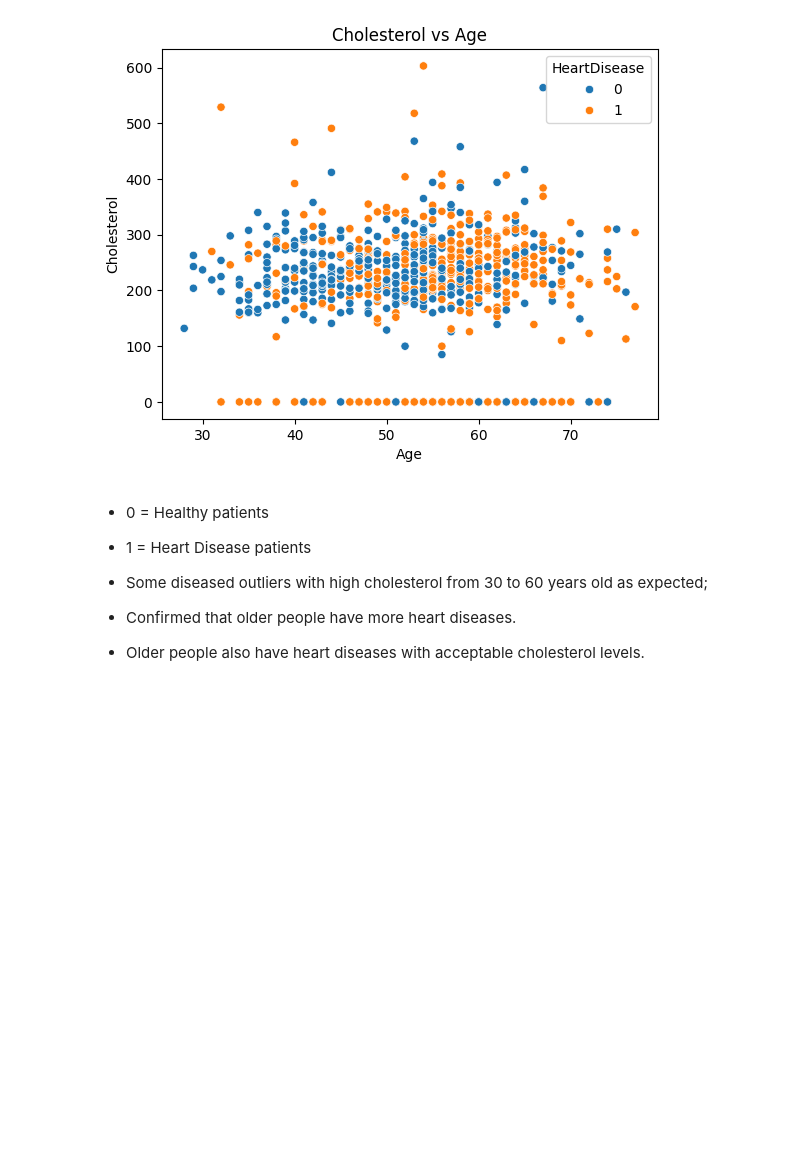
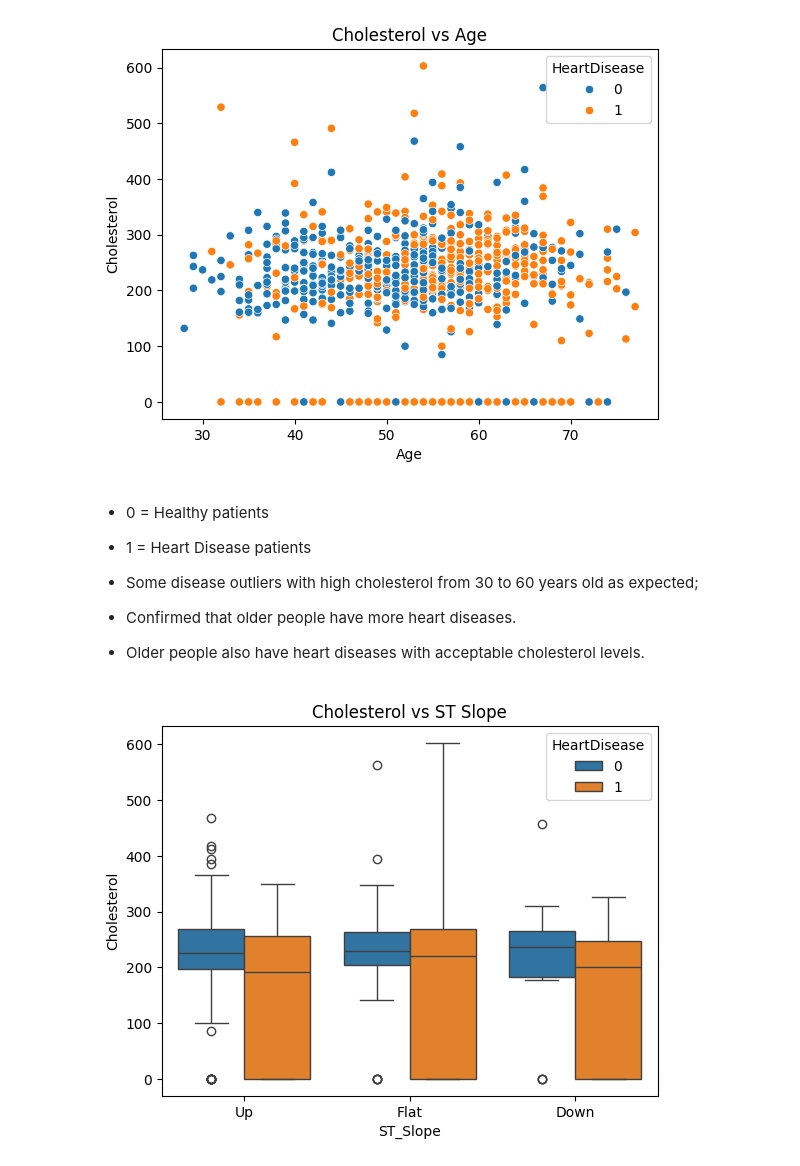
Before and after one commit to jussara08/ML-Project-Google-Brain, a Jupyter notebook: Notebooks/02_rq_t-test.ipynb, the cells around one changed output. Drawn from its saved outputs; the diff is of its cells as text; code cells hidden in the pictures; blank space fills up the shorter version.

```diff
--- a/Notebooks/02_rq_t-test.ipynb
+++ b/Notebooks/02_rq_t-test.ipynb
@@ -81,6 +81,13 @@ plt.show()
 * 0 = Healthy patients
 * 1 = Heart Disease patients
 
-* Some diseased outliers with high cholesterol from 30 to 60 years old as expected;
+* Some disease outliers with high cholesterol from 30 to 60 years old as expected;
 * Confirmed that older people have more heart diseases.
 * Older people also have heart diseases with acceptable cholesterol levels.
+# %%
+# Cholesterol vs ST_Slope
+sns.boxplot(data=df, x='ST_Slope', y='Cholesterol', hue='HeartDisease')
+plt.title('Cholesterol vs ST Slope')
+plt.show()
+# %% [output]
+[figure, added]
```
Also changed, not shown: parts of 2 cells of this notebook.
